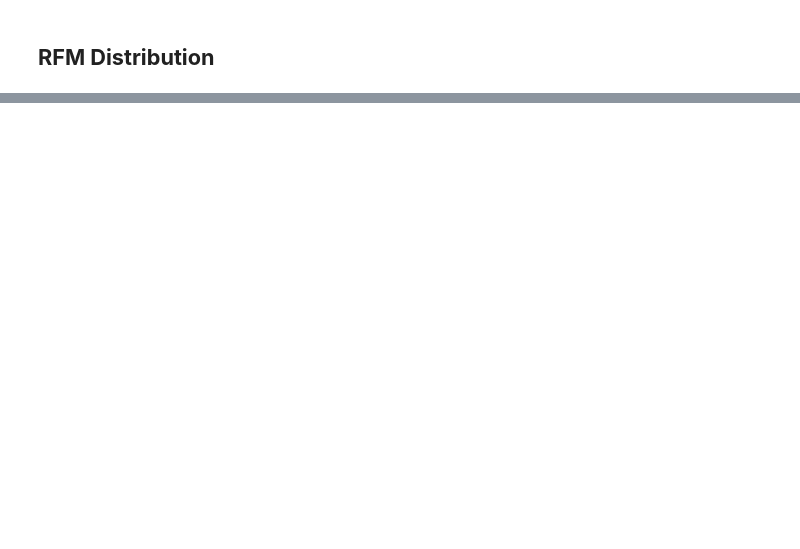
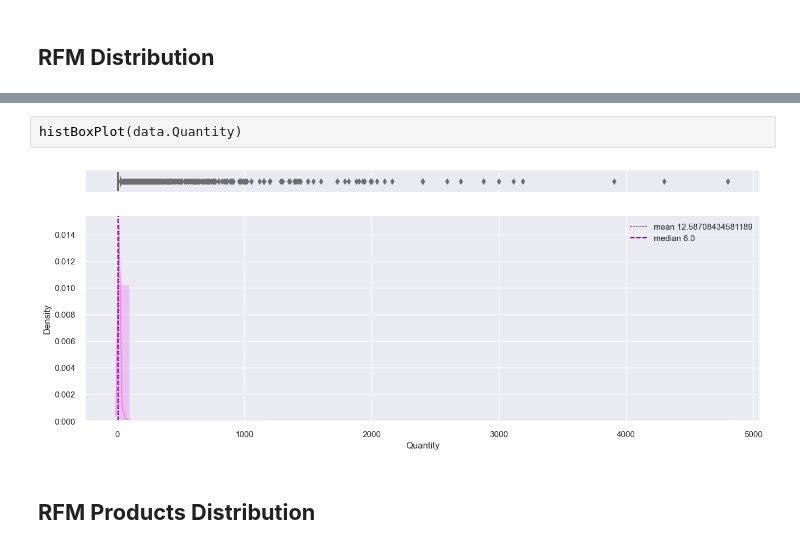
Before and after one commit to mrazakqq/Customer-Segmentation-Online-Retail, a Jupyter notebook: customer-segmentation-online-retail.ipynb, the cells around one changed output, grey strips where cells are left out. Saved outputs shown, nothing was run; the diff lists cells and outputs as text; blank space fills up the shorter version.

```diff
--- a/customer-segmentation-online-retail.ipynb
+++ b/customer-segmentation-online-retail.ipynb
@@ -1223,0 +1243,6 @@ fig.show()
+# %%
+histBoxPlot(data.Quantity)
+# %% [output]
+[figure, added]
+# %% [markdown]
+## **RFM Products Distribution**
```
Also changed, not shown: parts of 26 cells of this notebook.
